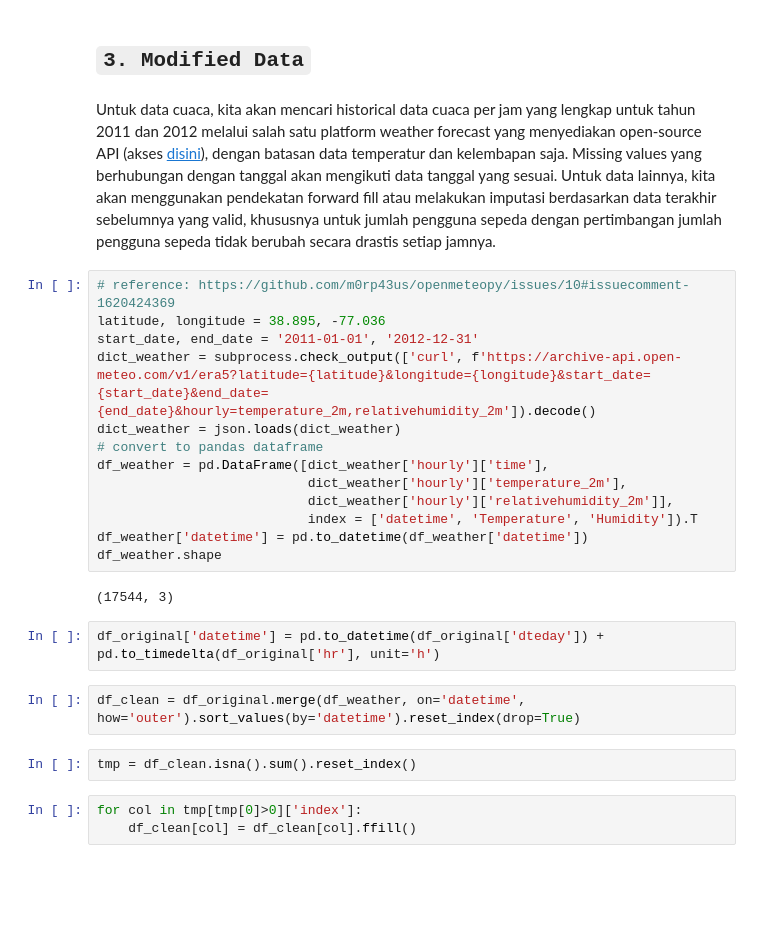
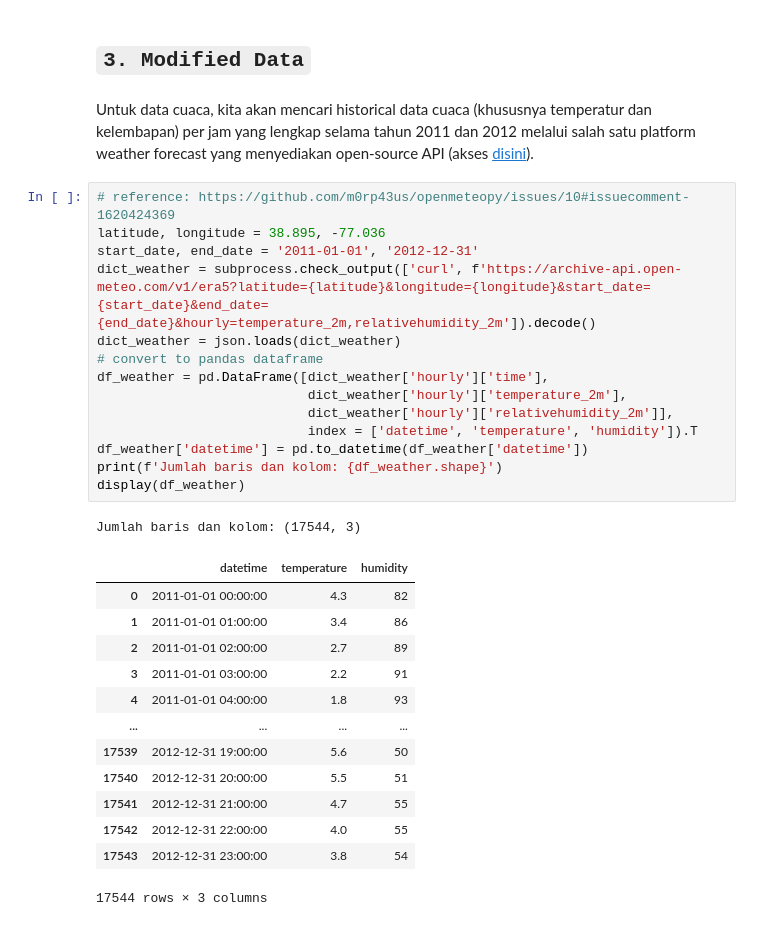
Before and after one commit to nheryanto/capital-bikeshare, a Jupyter notebook: notebooks/1.0-data-collection.ipynb, the cells around one changed output. Saved outputs shown, nothing was run; the diff lists cells and outputs as text; blank space fills up the shorter version.

Commit message:
update data collection

```diff
--- a/notebooks/1.0-data-collection.ipynb
+++ b/notebooks/1.0-data-collection.ipynb
@@ -94,28 +96,33 @@ Dataset original ternyata masih mempunyai ketidaklengkapan data walaupun sudah l
 # %% [markdown]
 ## `3. Modified Data`
 # %% [markdown]
- Untuk data cuaca, kita akan mencari historical data cuaca per jam yang lengkap untuk tahun 2011 dan 2012 melalui salah satu platform weather forecast yang menyediakan open-source API (akses <a href='https://open-meteo.com/'>disini</a>), dengan batasan data temperatur dan kelembapan saja. Missing values yang berhubungan dengan tanggal akan mengikuti data tanggal yang sesuai. Untuk data lainnya, kita akan menggunakan pendekatan forward fill atau melakukan imputasi berdasarkan data terakhir sebelumnya yang valid, khususnya untuk jumlah pengguna sepeda dengan pertimbangan jumlah pengguna sepeda tidak berubah secara drastis setiap jamnya.
+ Untuk data cuaca, kita akan mencari historical data cuaca (khususnya temperatur dan kelembapan) per jam yang lengkap selama tahun 2011 dan 2012 melalui salah satu platform weather forecast yang menyediakan open-source API (akses <a href='https://open-meteo.com/'>disini</a>).
 # %%
 # reference: https://github.com/m0rp43us/openmeteopy/issues/10#issuecomment-1620424369
 latitude, longitude = 38.895, -77.036
 start_date, end_date = '2011-01-01', '2012-12-31'
 dict_weather = subprocess.check_output(['curl', f'https://archive-api.open-meteo.com/v1/era5?latitude={latitude}&longitude={longitude}&start_date={start_date}&end_date={end_date}&hourly=temperature_2m,relativehumidity_2m']).decode()
 dict_weather = json.loads(dict_weather)
 # convert to pandas dataframe
 df_weather = pd.DataFrame([dict_weather['hourly']['time'],
                            dict_weather['hourly']['temperature_2m'],
                            dict_weather['hourly']['relativehumidity_2m']],
-                           index = ['datetime', 'Temperature', 'Humidity']).T
+                           index = ['datetime', 'temperature', 'humidity']).T
 df_weather['datetime'] = pd.to_datetime(df_weather['datetime'])
-df_weather.shape
+print(f'Jumlah baris dan kolom: {df_weather.shape}')
+display(df_weather)
 # %% [output]
-(17544, 3)
+Jumlah baris dan kolom: (17544, 3)
+|  | datetime | temperature | humidity |
+| 0 | 2011-01-01 00:00:00 | 4.3 | 82 |
+| 1 | 2011-01-01 01:00:00 | 3.4 | 86 |
+| 2 | 2011-01-01 02:00:00 | 2.7 | 89 |
+| 3 | 2011-01-01 03:00:00 | 2.2 | 91 |
+| 4 | 2011-01-01 04:00:00 | 1.8 | 93 |
+| ... | ... | ... | ... |
+| 17539 | 2012-12-31 19:00:00 | 5.6 | 50 |
+| 17540 | 2012-12-31 20:00:00 | 5.5 | 51 |
+| 17541 | 2012-12-31 21:00:00 | 4.7 | 55 |
+| 17542 | 2012-12-31 22:00:00 | 4.0 | 55 |
+| 17543 | 2012-12-31 23:00:00 | 3.8 | 54 |
+17544 rows × 3 columns
-# %%
-df_original['datetime'] = pd.to_datetime(df_original['dteday']) + pd.to_timedelta(df_original['hr'], unit='h')
-# %%
-df_clean = df_original.merge(df_weather, on='datetime', how='outer').sort_values(by='datetime').reset_index(drop=True)
-# %%
-tmp = df_clean.isna().sum().reset_index()
-# %%
-for col in tmp[tmp[0]>0]['index']:
-    df_clean[col] = df_clean[col].ffill()
```
Also changed, not shown: parts of 10 cells of this notebook, 1 other file.
